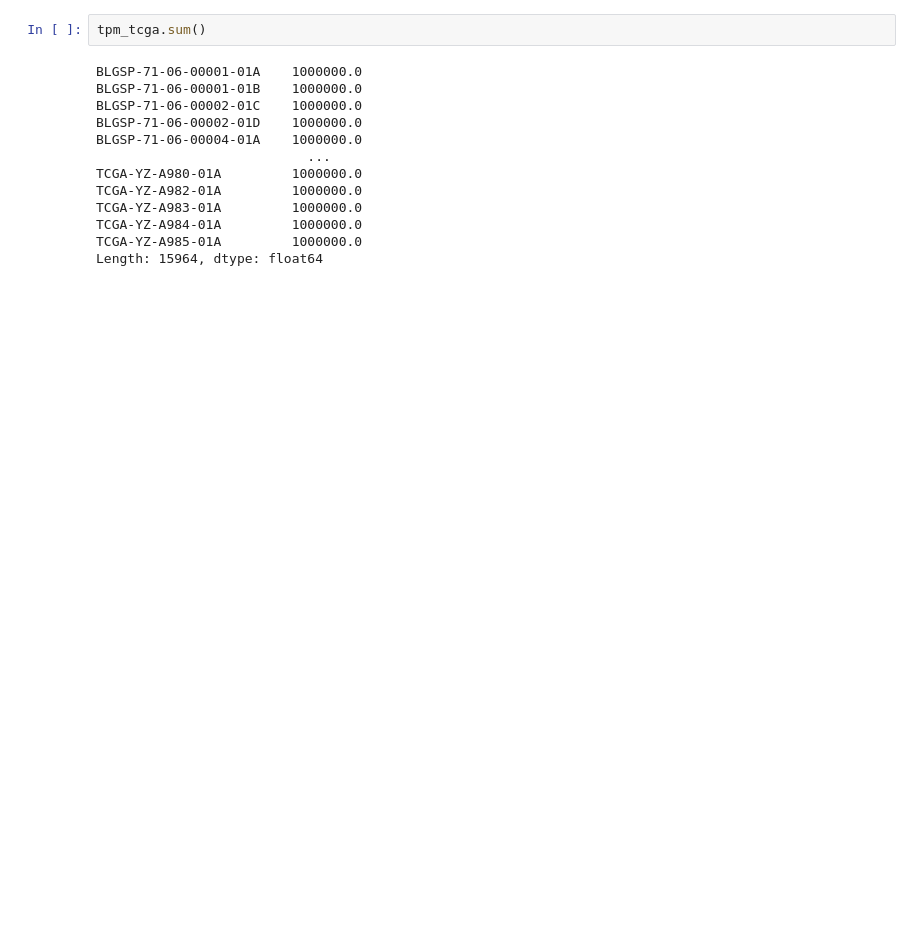
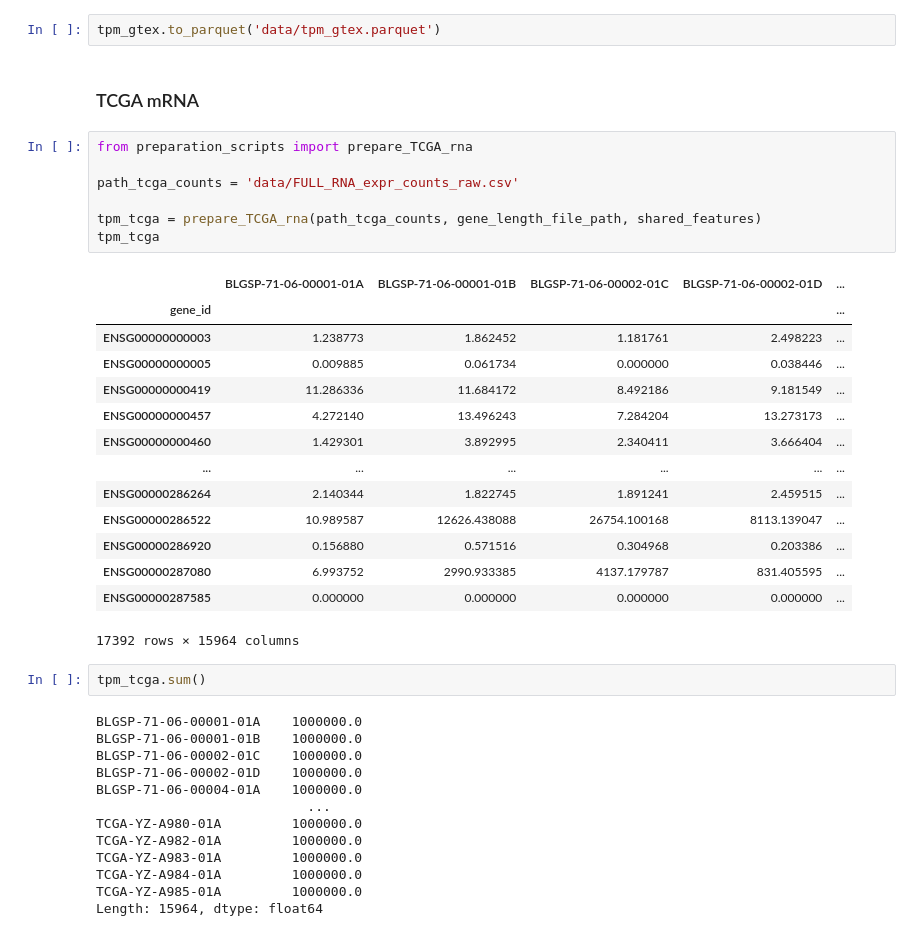
Before and after one commit to neuropromotion/miRNA-prediction-in-single-cell-RNA-seq-data, a Jupyter notebook: prepare_train_data/prepare_bulk_mature.ipynb, the cells around one changed output. Drawn from its saved outputs; the diff is of its cells as text; blank space fills up the shorter version.

```diff
--- a/prepare_train_data/prepare_bulk_mature.ipynb
+++ b/prepare_train_data/prepare_bulk_mature.ipynb
@@ -689,3 +151,29 @@ assert all(tpm_tcga.index == tpm_gtex.index)
+# %%
+tpm_gtex.to_parquet('data/tpm_gtex.parquet')
+# %% [markdown]
+### TCGA mRNA
+# %%
+from preparation_scripts import prepare_TCGA_rna
+
+path_tcga_counts = 'data/FULL_RNA_expr_counts_raw.csv'
+
+tpm_tcga = prepare_TCGA_rna(path_tcga_counts, gene_length_file_path, shared_features)
+tpm_tcga
+# %% [output]
+|  | BLGSP-71-06-00001-01A | BLGSP-71-06-00001-01B | BLGSP-71-06-00002-01C | BLGSP-71-06-00002-01D | ... |
+| gene_id |  |  |  |  | ... |
+| ENSG00000000003 | 1.238773 | 1.862452 | 1.181761 | 2.498223 | ... |
+| ENSG00000000005 | 0.009885 | 0.061734 | 0.000000 | 0.038446 | ... |
+| ENSG00000000419 | 11.286336 | 11.684172 | 8.492186 | 9.181549 | ... |
+| ENSG00000000457 | 4.272140 | 13.496243 | 7.284204 | 13.273173 | ... |
+| ENSG00000000460 | 1.429301 | 3.892995 | 2.340411 | 3.666404 | ... |
+| ... | ... | ... | ... | ... | ... |
+| ENSG00000286264 | 2.140344 | 1.822745 | 1.891241 | 2.459515 | ... |
+| ENSG00000286522 | 10.989587 | 12626.438088 | 26754.100168 | 8113.139047 | ... |
+| ENSG00000286920 | 0.156880 | 0.571516 | 0.304968 | 0.203386 | ... |
+| ENSG00000287080 | 6.993752 | 2990.933385 | 4137.179787 | 831.405595 | ... |
+| ENSG00000287585 | 0.000000 | 0.000000 | 0.000000 | 0.000000 | ... |
+17392 rows × 15964 columns
 # %%
 tpm_tcga.sum()
 # %% [output]
```
Also changed, not shown: parts of 115 cells of this notebook, 39 other files.
